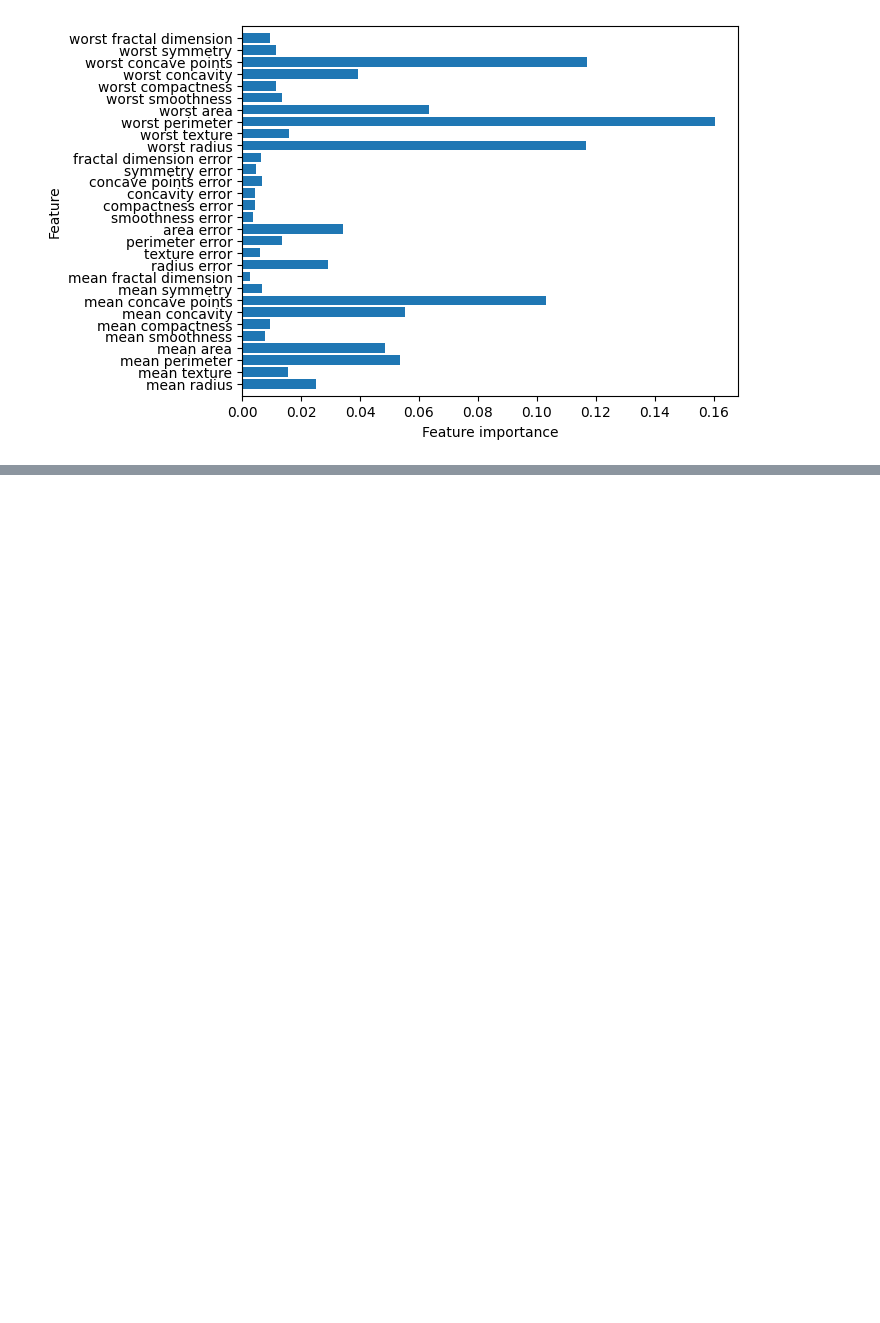
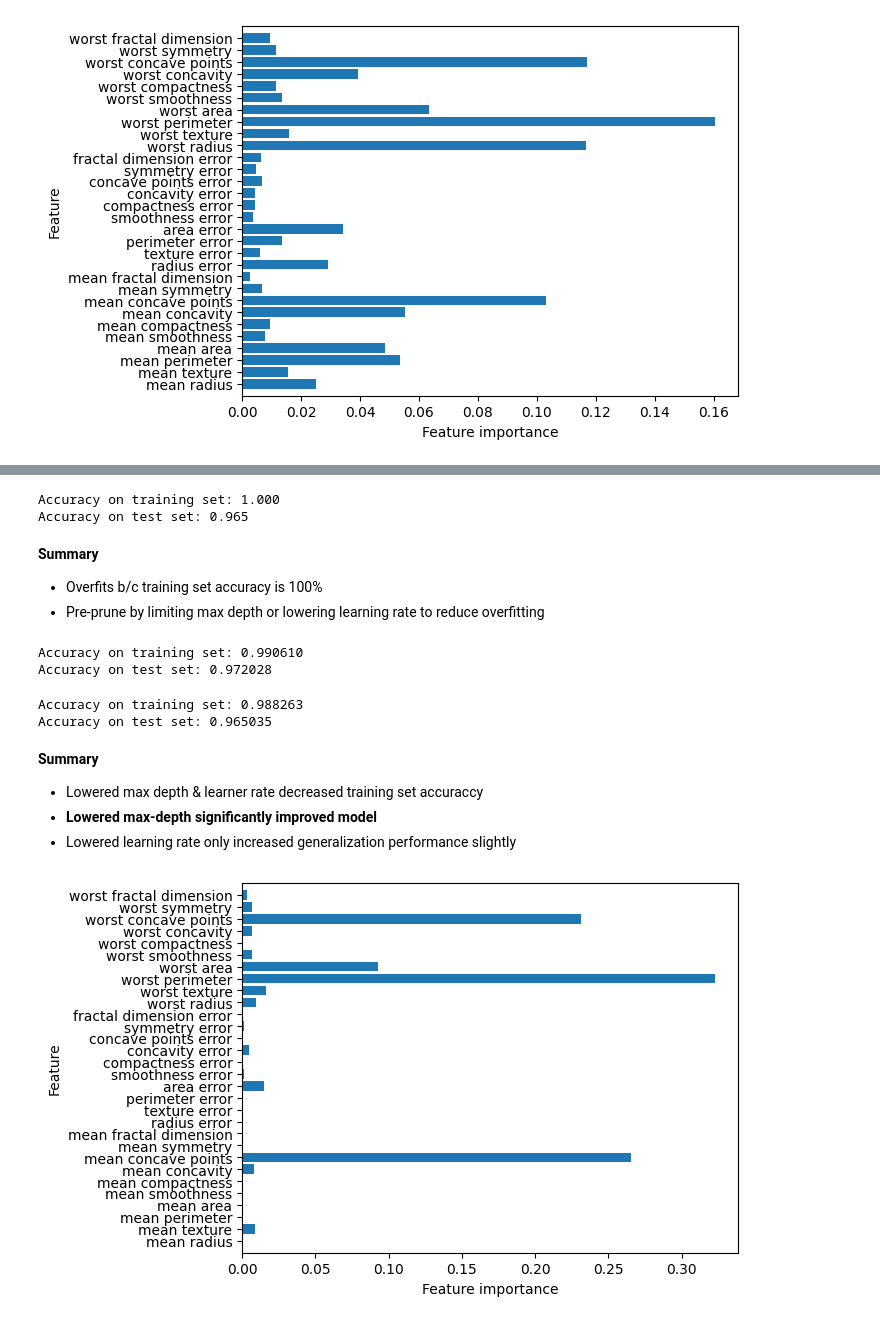
Before and after one commit to 550tealeaves/DATA71200_sum2024_550, a Jupyter notebook: Supervised_learning_revised.ipynb, the cells around one changed output, grey strips where cells are left out. Cells and saved outputs as stored; diff of their text form; code cells hidden in the pictures; blank space fills up the shorter version.

```diff
--- a/Supervised_learning_revised.ipynb
+++ b/Supervised_learning_revised.ipynb
@@ -1341,0 +1358,52 @@ plot_feature_importances_cancer(forest)
+# %%
+from sklearn.ensemble import GradientBoostingClassifier
+
+X_train, X_test, y_train, y_test = train_test_split(
+    cancer.data, cancer.target, random_state=0)
+
+gbrt = GradientBoostingClassifier(random_state=0)
+gbrt.fit(X_train, y_train)
+
+print("Accuracy on training set: {:.3f}".format(gbrt.score(X_train, y_train)))
+print("Accuracy on test set: {:.3f}".format(gbrt.score(X_test, y_test)))
+# %% [output]
+Accuracy on training set: 1.000
+Accuracy on test set: 0.965
+# %% [markdown]
+**Summary**
+- Overfits b/c training set accuracy is 100%
+- Pre-prune by limiting max depth or lowering learning rate to reduce overfitting
+# %%
+##Pre-purne via lowered max depth
+gbrt = GradientBoostingClassifier(random_state=0, max_depth=1)
+gbrt.fit(X_train, y_train)
+
+print("Accuracy on training set: {:3f}".format(gbrt.score(X_train, y_train)))
+print("Accuracy on test set: {:3f}".format(gbrt.score(X_test, y_test)))
+# %% [output]
+Accuracy on training set: 0.990610
+Accuracy on test set: 0.972028
+# %%
+##Pre-prune via lowered learning rate
+gbrt = GradientBoostingClassifier(random_state=0, learning_rate=0.01)
+gbrt.fit(X_train, y_train)
+
+print("Accuracy on training set: {:3f}".format(gbrt.score(X_train, y_train)))
+print("Accuracy on test set: {:3f}".format(gbrt.score(X_test, y_test)))
+# %% [output]
+Accuracy on training set: 0.988263
+Accuracy on test set: 0.965035
+# %% [markdown]
+**Summary**
+- Lowered max depth & learner rate decreased training set accuraccy
+- **Lowered max-depth significantly improved model**
+- Lowered learning rate only increased generalization performance slightly
+# %%
+##Visualize feature importance
+
+gbrt = GradientBoostingClassifier(random_state=0, max_depth=1)
+gbrt.fit(X_train, y_train)
+
+plot_feature_importances_cancer(gbrt)
+# %% [output]
+[figure, added]
```
Also changed, not shown: parts of 2 cells of this notebook.
